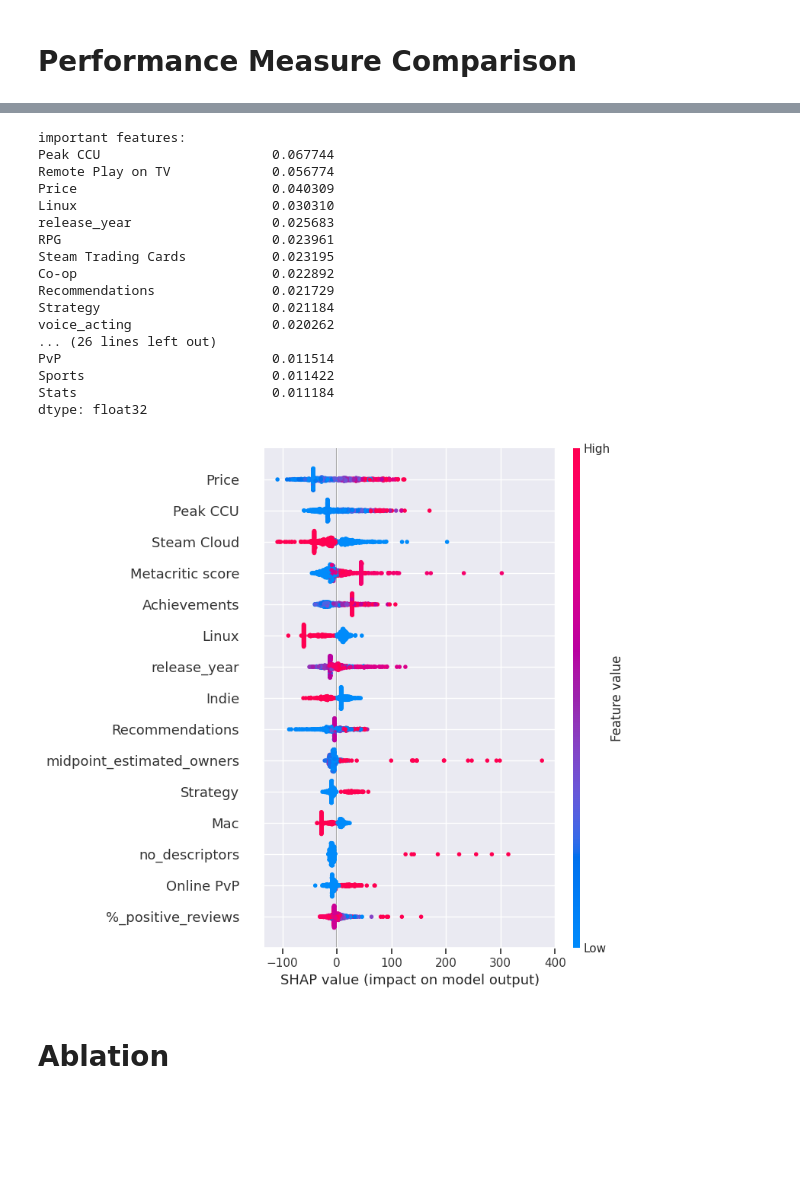
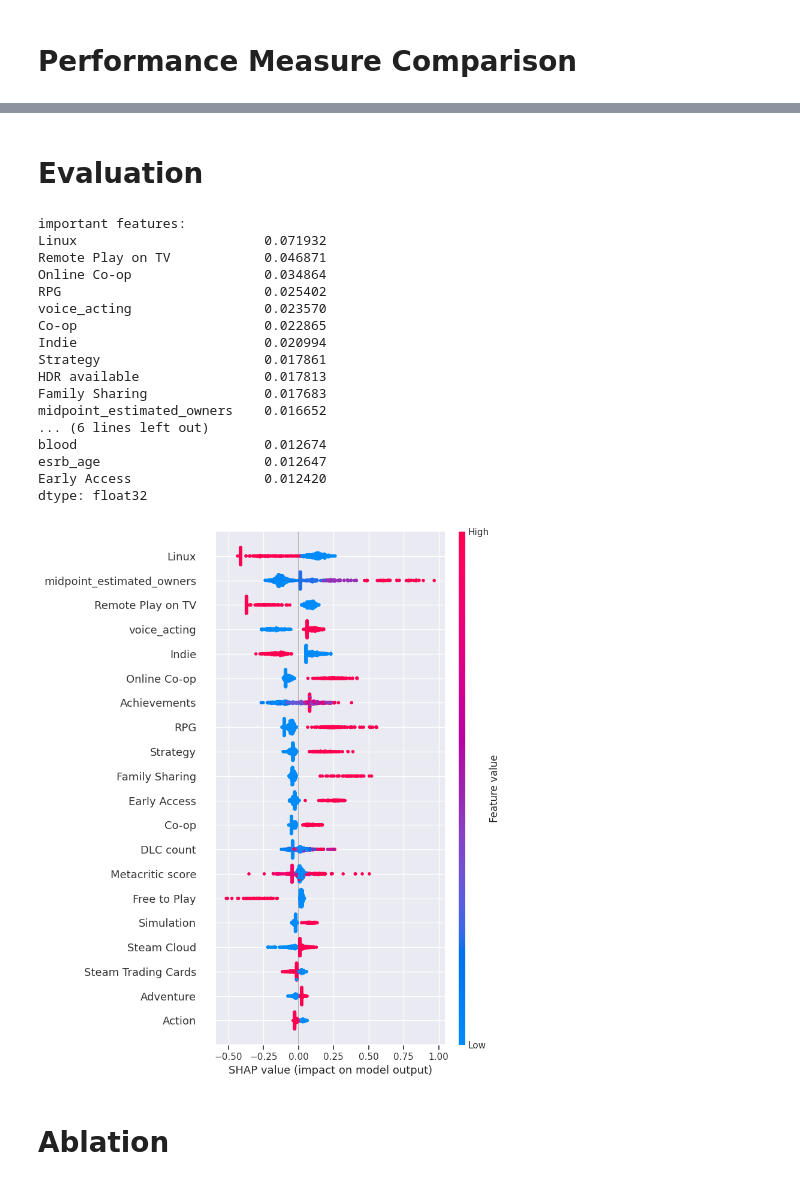
Before and after one commit to zakirangwala/esrb-wizard, a Jupyter notebook: notebooks/regression.ipynb, the cells around one changed output, grey strips where cells are left out. Cells and saved outputs as stored; diff of their text form; code cells hidden in the pictures; blank space fills up the shorter version.

```diff
--- a/notebooks/regression.ipynb
+++ b/notebooks/regression.ipynb
@@ -803,7 +818,7 @@ Distribution of np.log1p(Average playtime two weeks):
 from sklearn.model_selection import train_test_split
 
 # Create quantile bins (e.g., deciles)
-reg_df["target_bin"] = pd.qcut(y, q=10, labels=False, duplicates="drop")
+reg_df["target_bin"] = pd.qcut(y, q=25, labels=False, duplicates="drop")
 
 # train vs test
 train_df, test_df = train_test_split(
@@ -1042,6 +1056,7 @@ Best negative MSE: -1.6145167839357875
 # refit model based on best parameters
 regr_xgb_iqr_log = XGBRegressor(
         objective="reg:squarederror",
+        eval_metric="rmse",
         **best_params_xgb,
         random_state=42,
         n_jobs=-1
@@ -1396,40 +1411,42 @@ y_log value range IQR:  0.6931471805599453 7.266128779556451
+# %% [markdown]
+# Evaluation
 # %%
 #identify important features
 #rename models first - forgot to do that
 print("important features:")
 feature_importances = pd.Series(regr_xgb_iqr_log.feature_importances_, index=X_train.columns)
-print(feature_importances.nlargest(40))
+print(feature_importances.nlargest(20))
 # %% [output]
 important features:
-Peak CCU                      0.067744
-Remote Play on TV             0.056774
-Price                         0.040309
-Linux                         0.030310
-release_year                  0.025683
-RPG                           0.023961
-Steam Trading Cards           0.023195
-Co-op                         0.022892
-Recommendations               0.021729
-Strategy                      0.021184
-voice_acting                  0.020262
-... (26 lines left out)
-PvP                           0.011514
-Sports                        0.011422
-Stats                         0.011184
+Linux                        0.071932
+Remote Play on TV            0.046871
+Online Co-op                 0.034864
+RPG                          0.025402
+voice_acting                 0.023570
+Co-op                        0.022865
+Indie                        0.020994
+Strategy                     0.017861
+HDR available                0.017813
+Family Sharing               0.017683
+midpoint_estimated_owners    0.016652
+... (6 lines left out)
+blood                        0.012674
+esrb_age                     0.012647
+Early Access                 0.012420
 dtype: float32
 # %%
 import shap
 
-explainer = shap.TreeExplainer(regr_xgb)
+explainer = shap.TreeExplainer(regr_xgb_iqr_log)
 shap_values = explainer(X_test)
 # %%
 shap.summary_plot(
     shap_values,
     X_test,
-    max_display=15
+    max_display=20
 )
 # %% [output]
-[figure, old version]
+[figure, new version]
 # %% [markdown]
 # Ablation
 # %%
```
Also changed, not shown: parts of 31 cells of this notebook.
